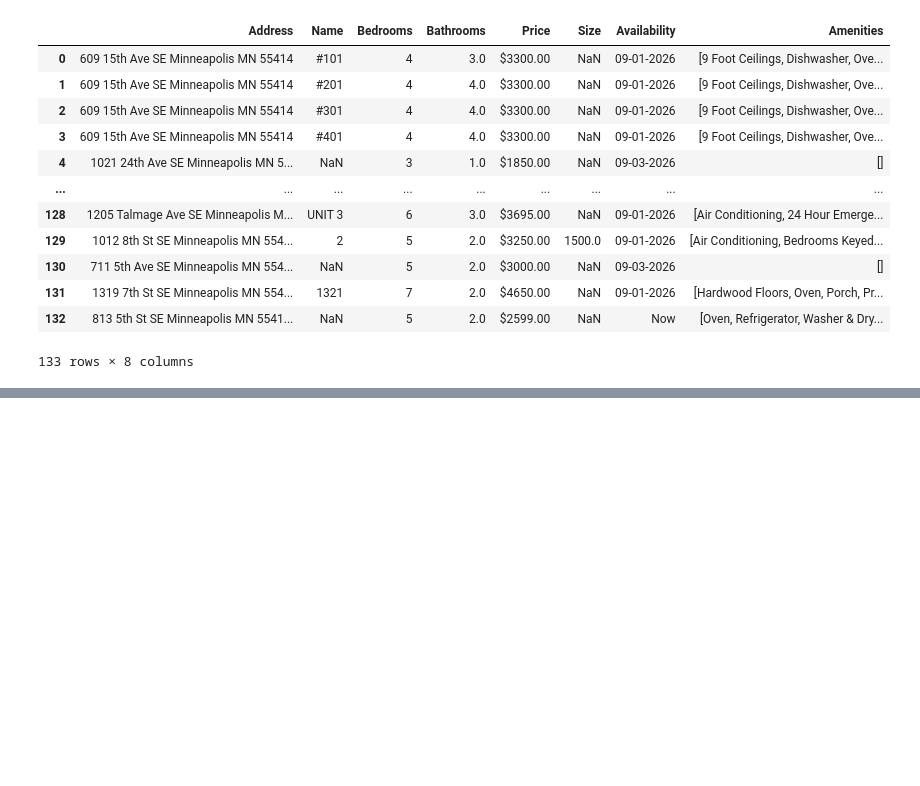
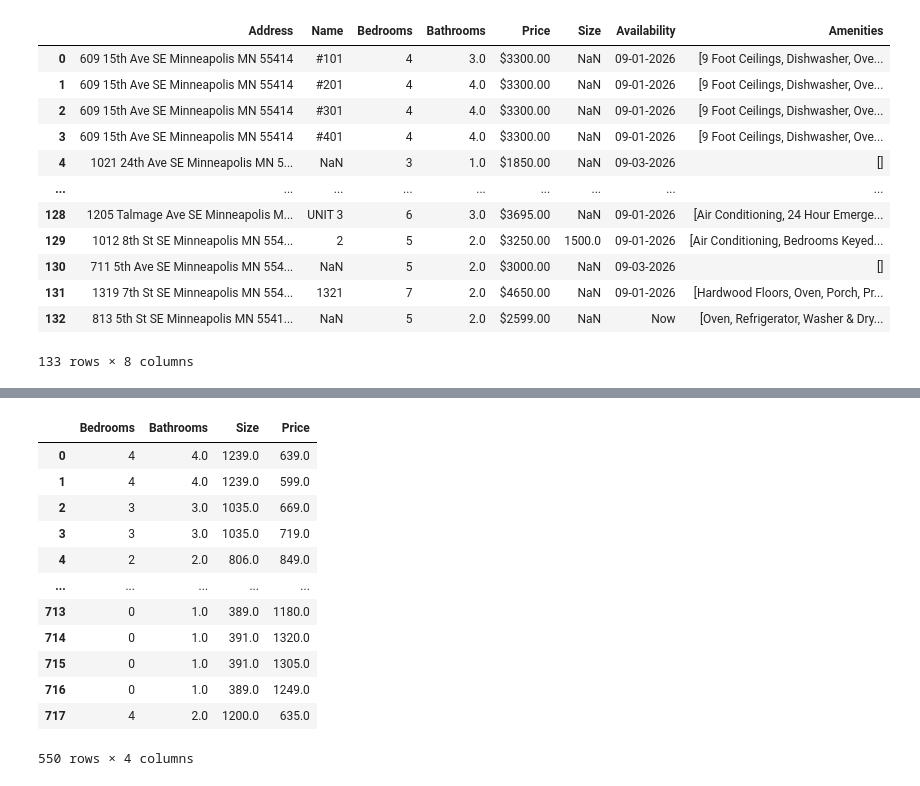
Before and after one commit to ma000694/Apartment-Finder, a Jupyter notebook: ML/ml.ipynb, the cells around one changed output, grey strips where cells are left out. Cells and saved outputs as stored; diff of their text form; code cells hidden in the pictures; blank space fills up the shorter version.

```diff
--- a/ML/ml.ipynb
+++ b/ML/ml.ipynb
@@ -148,0 +129,16 @@ NameError: name 'house_df' is not defined
+# %%
+df[['Bedrooms', 'Bathrooms', 'Size', 'Price']]
+# %% [output]
+|  | Bedrooms | Bathrooms | Size | Price |
+| 0 | 4 | 4.0 | 1239.0 | 639.0 |
+| 1 | 4 | 4.0 | 1239.0 | 599.0 |
+| 2 | 3 | 3.0 | 1035.0 | 669.0 |
+| 3 | 3 | 3.0 | 1035.0 | 719.0 |
+| 4 | 2 | 2.0 | 806.0 | 849.0 |
+| ... | ... | ... | ... | ... |
+| 713 | 0 | 1.0 | 389.0 | 1180.0 |
+| 714 | 0 | 1.0 | 391.0 | 1320.0 |
+| 715 | 0 | 1.0 | 391.0 | 1305.0 |
+| 716 | 0 | 1.0 | 389.0 | 1249.0 |
+| 717 | 4 | 2.0 | 1200.0 | 635.0 |
+550 rows × 4 columns
```
Also changed, not shown: parts of 8 cells of this notebook, 3 other files.
